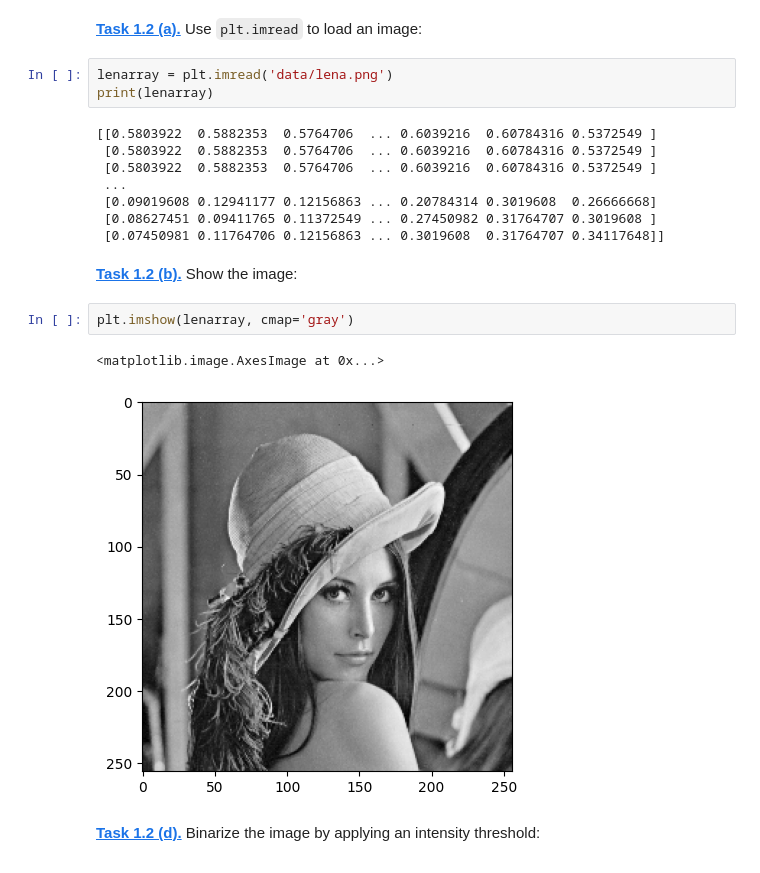
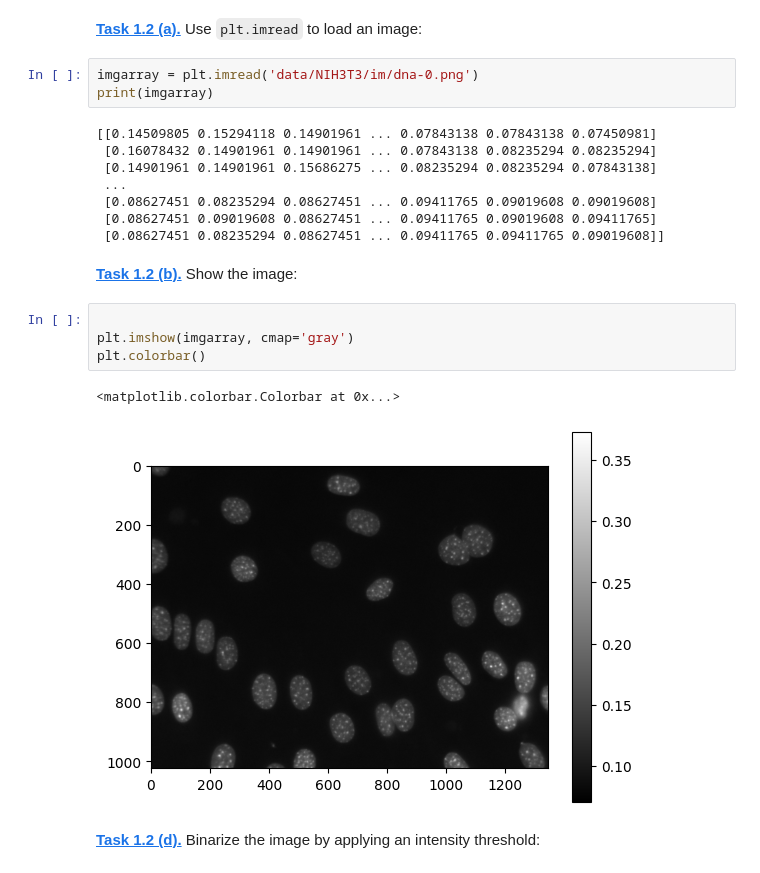
Before and after one commit to Anastasia933/FS5Python, a Jupyter notebook: segm_threshold.ipynb, the cells around one changed output. Saved outputs shown, nothing was run; the diff lists cells and outputs as text.

```diff
--- a/segm_threshold.ipynb
+++ b/segm_threshold.ipynb
@@ -6,23 +6,25 @@ import matplotlib.pyplot as plt
 # %% [markdown]
 **[Task 1.2 (a).]()** Use `plt.imread` to load an image:
 # %%
-lenarray = plt.imread('data/lena.png')
-print(lenarray)
+imgarray = plt.imread('data/NIH3T3/im/dna-0.png')
+print(imgarray)
 # %% [output]
-[[0.5803922  0.5882353  0.5764706  ... 0.6039216  0.60784316 0.5372549 ]
- [0.5803922  0.5882353  0.5764706  ... 0.6039216  0.60784316 0.5372549 ]
- [0.5803922  0.5882353  0.5764706  ... 0.6039216  0.60784316 0.5372549 ]
+[[0.14509805 0.15294118 0.14901961 ... 0.07843138 0.07843138 0.07450981]
+ [0.16078432 0.14901961 0.14901961 ... 0.07843138 0.08235294 0.08235294]
+ [0.14901961 0.14901961 0.15686275 ... 0.08235294 0.08235294 0.07843138]
  ...
- [0.09019608 0.12941177 0.12156863 ... 0.20784314 0.3019608  0.26666668]
- [0.08627451 0.09411765 0.11372549 ... 0.27450982 0.31764707 0.3019608 ]
- [0.07450981 0.11764706 0.12156863 ... 0.3019608  0.31764707 0.34117648]]
+ [0.08627451 0.08235294 0.08627451 ... 0.09411765 0.09019608 0.09019608]
+ [0.08627451 0.09019608 0.08627451 ... 0.09411765 0.09019608 0.09411765]
+ [0.08627451 0.08235294 0.08627451 ... 0.09411765 0.09411765 0.09019608]]
 # %% [markdown]
 **[Task 1.2 (b).]()** Show the image:
 # %%
-plt.imshow(lenarray, cmap='gray')
+
+plt.imshow(imgarray, cmap='gray')
+plt.colorbar()
 # %% [output]
-<matplotlib.image.AxesImage at 0x...>
+<matplotlib.colorbar.Colorbar at 0x...>
-[figure, old version]
+[figure, new version]
 # %% [markdown]
 **[Task 1.2 (d).]()** Binarize the image by applying an intensity threshold:
 # %%
```
Also changed, not shown: parts of 3 cells of this notebook.
